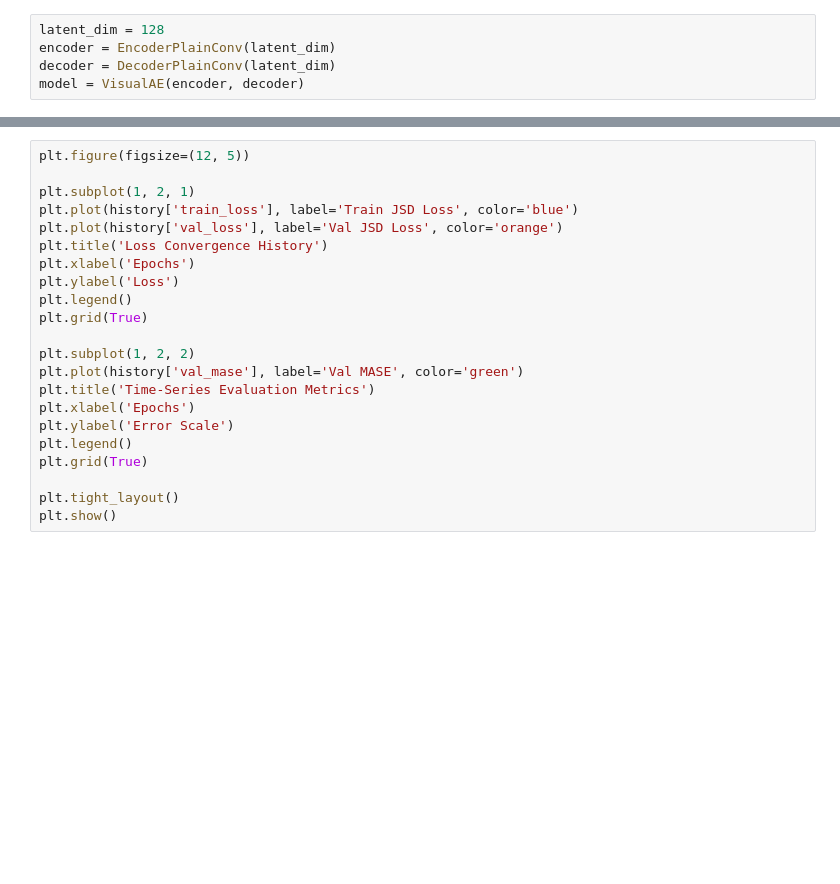
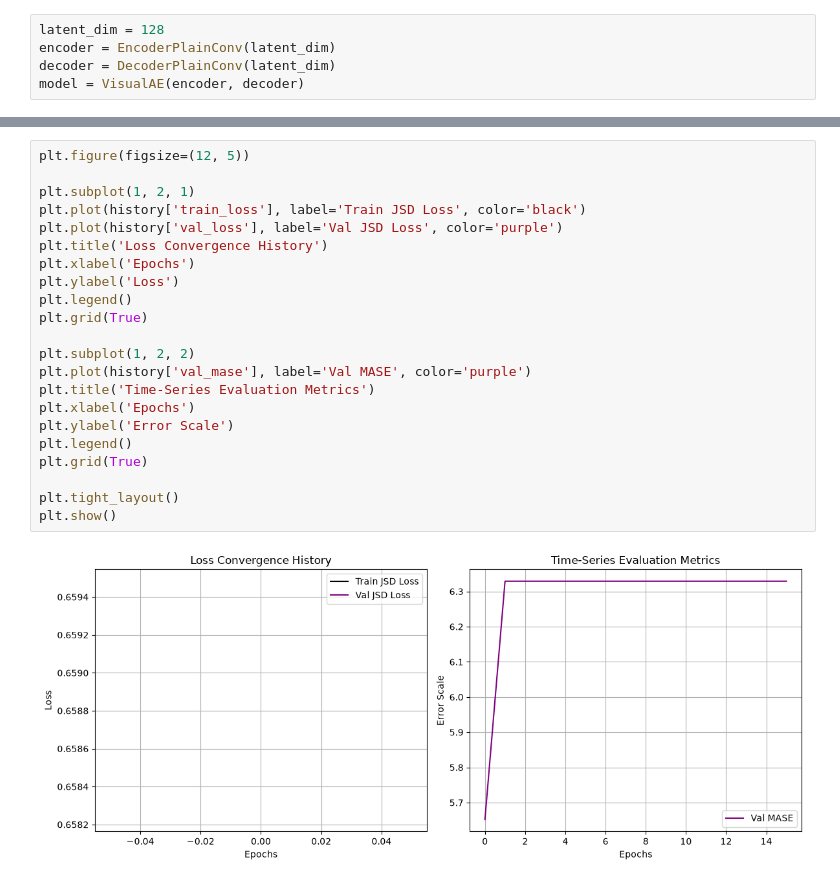
Before and after one commit to mweglowski/visual-time-series-forecasting, a Jupyter notebook: research.ipynb, the cells around one changed output, grey strips where cells are left out. Drawn from its saved outputs; the diff is of its cells as text; blank space fills up the shorter version.

```diff
--- a/research.ipynb
+++ b/research.ipynb
@@ -798,22 +776,24 @@ KeyboardInterrupt:
 # %%
 plt.figure(figsize=(12, 5))
 
 plt.subplot(1, 2, 1)
-plt.plot(history['train_loss'], label='Train JSD Loss', color='blue')
-plt.plot(history['val_loss'], label='Val JSD Loss', color='orange')
+plt.plot(history['train_loss'], label='Train JSD Loss', color='black')
+plt.plot(history['val_loss'], label='Val JSD Loss', color='purple')
 plt.title('Loss Convergence History')
 plt.xlabel('Epochs')
 plt.ylabel('Loss')
 plt.legend()
 plt.grid(True)
 
 plt.subplot(1, 2, 2)
-plt.plot(history['val_mase'], label='Val MASE', color='green')
+plt.plot(history['val_mase'], label='Val MASE', color='purple')
 plt.title('Time-Series Evaluation Metrics')
 plt.xlabel('Epochs')
 plt.ylabel('Error Scale')
 plt.legend()
 plt.grid(True)
 
 plt.tight_layout()
 plt.show()
+# %% [output]
+[figure, added]
```
Also changed, not shown: parts of 6 cells of this notebook, 49 other files.
